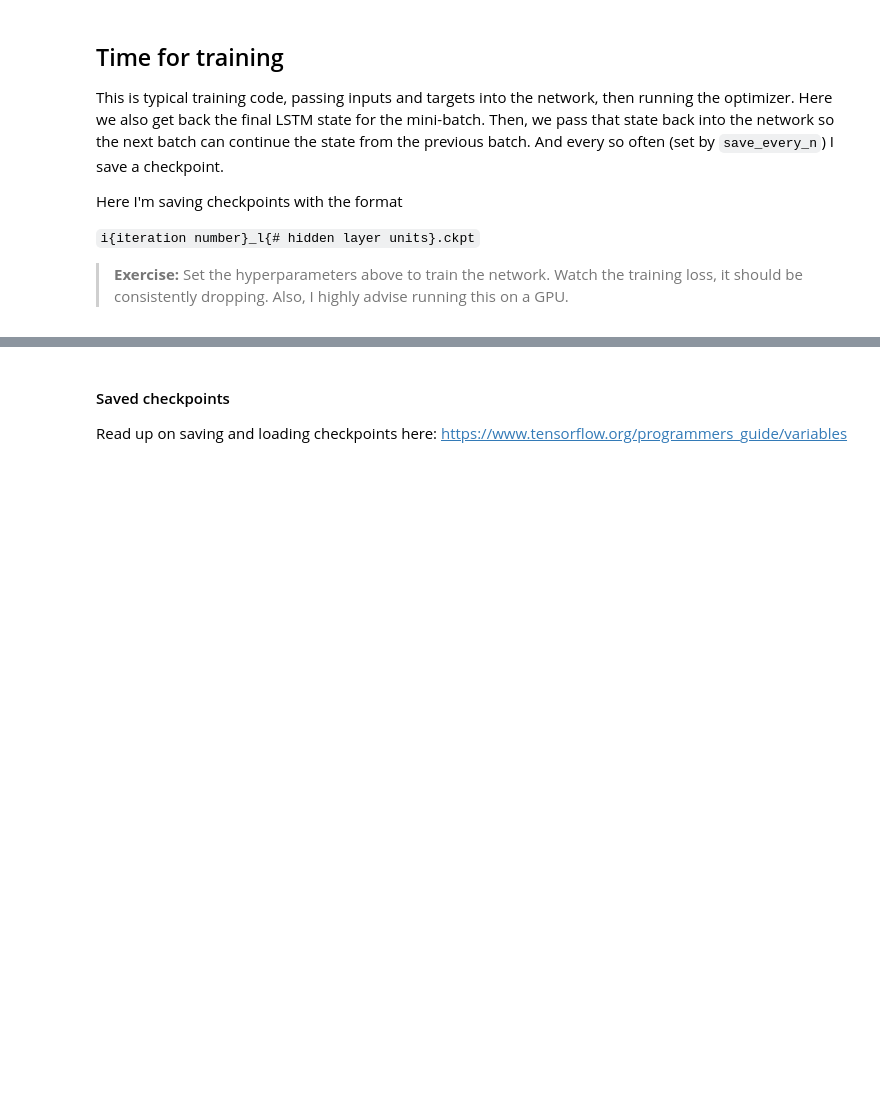
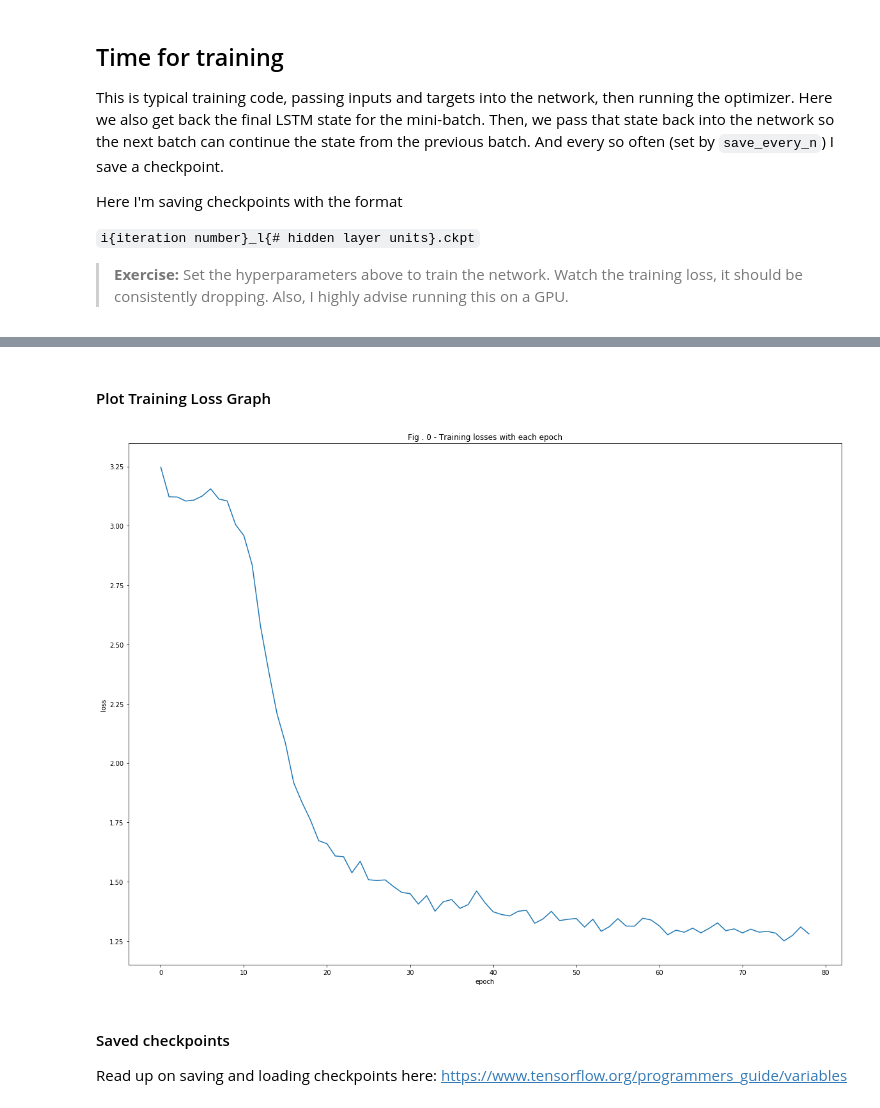
Before and after one commit to h3nr7/aind-projects, a Jupyter notebook: 08_karnna/Anna_KaRNNa.ipynb, the cells around one changed output, grey strips where cells are left out. Drawn from its saved outputs; the diff is of its cells as text; code cells hidden in the pictures; blank space fills up the shorter version.

```diff
--- a/08_karnna/Anna_KaRNNa.ipynb
+++ b/08_karnna/Anna_KaRNNa.ipynb
@@ -496,0 +527,15 @@ with tf.Session() as sess:
+# %%
+def saveHistory(obj, name):
+    try:
+        filename = open(name + ".pickle","wb")
+        pickle.dump(obj, filename)
+        filename.close()
+        return(True)
+    except:
+        return(False)
+
+def loadHistory(name):
+    filename = open(name + ".pickle","rb")
+    obj = pickle.load(filename)
+    filename.close()
+    return(obj)
@@ -496,0 +549,4 @@ with tf.Session() as sess:
+# %%
+tmp_data = loadHistory('training_stats_20180313')
+plt_nd_data_loaded = np.array(tmp_data)
+plt_nd_data_loaded.shape
@@ -496,0 +555,6 @@ with tf.Session() as sess:
+# %%
+epoch = plt_nd_data_loaded[:, 0]
+training_steps = plt_nd_data_loaded[:, 1]
+training_loss = plt_nd_data_loaded[:, 2]
+sec_per_batch = plt_nd_data_loaded[:, 3]
+print(training_loss)
@@ -497,3 +576,18 @@ with tf.Session() as sess:
+# %% [markdown]
+#### Plot Training Loss Graph
+# %%
+%matplotlib inline
+import matplotlib.pyplot as plt
+
+
+plt.figure(figsize=(20, 15))
+plt.plot(training_loss)
+plt.title('Fig . 0 - Training losses with each epoch')
+plt.ylabel('loss')
+plt.xlabel('epoch')
+plt.show()
+# %% [output]
+[figure, added]
 # %% [markdown]
 #### Saved checkpoints
 
```
Also changed, not shown: parts of 20 cells of this notebook, 1 other file.
